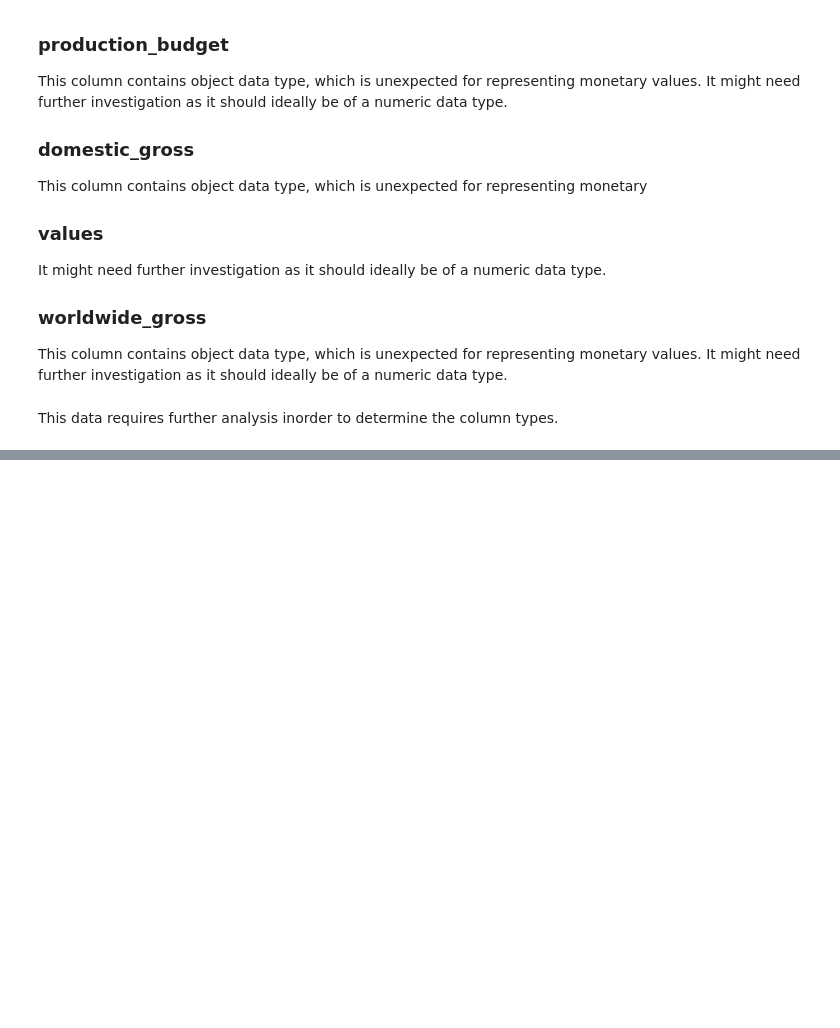
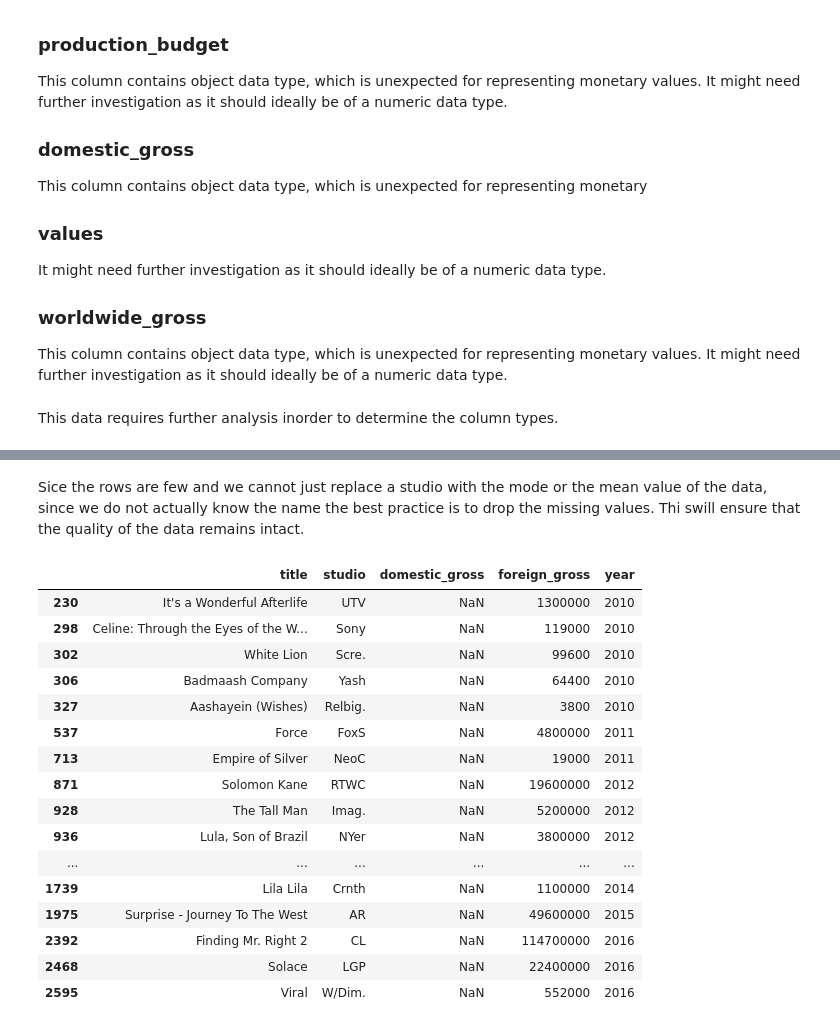
Before and after one commit to Iankip8/dsc-phase-1-project-v2-4, a Jupyter notebook: student.ipynb, the cells around one changed output, grey strips where cells are left out. Cells and saved outputs as stored; diff of their text form; code cells hidden in the pictures; blank space fills up the shorter version.

```diff
--- a/student.ipynb
+++ b/student.ipynb
@@ -385,0 +414,5 @@ This data requires further analysis inorder to determine the column types.
+# %%
+# Changing the data type of foreign_gross from str to int
+box_office_mojo_df['foreign_gross'] = box_office_mojo_df['foreign_gross'].str.replace(',', '')
+box_office_mojo_df['foreign_gross'] = pd.to_numeric(box_office_mojo_df['foreign_gross'])
+box_office_mojo_df['foreign_gross'].head()
@@ -385,0 +452,23 @@ This data requires further analysis inorder to determine the column types.
+# %% [markdown]
+Sice the rows are few and we cannot just replace a studio with the mode or the mean value of the data, since we do not actually know the name the best practice is to drop the missing values. Thi swill ensure that the quality of the data remains intact.
+# %%
+missing_domestic_rows = box_office_mojo_df[box_office_mojo_df["domestic_gross"].isna()]
+missing_domestic_rows
+# %% [output]
+|  | title | studio | domestic_gross | foreign_gross | year |
+| 230 | It's a Wonderful Afterlife | UTV | NaN | 1300000 | 2010 |
+| 298 | Celine: Through the Eyes of the W... | Sony | NaN | 119000 | 2010 |
+| 302 | White Lion | Scre. | NaN | 99600 | 2010 |
+| 306 | Badmaash Company | Yash | NaN | 64400 | 2010 |
+| 327 | Aashayein (Wishes) | Relbig. | NaN | 3800 | 2010 |
+| 537 | Force | FoxS | NaN | 4800000 | 2011 |
+| 713 | Empire of Silver | NeoC | NaN | 19000 | 2011 |
+| 871 | Solomon Kane | RTWC | NaN | 19600000 | 2012 |
+| 928 | The Tall Man | Imag. | NaN | 5200000 | 2012 |
+| 936 | Lula, Son of Brazil | NYer | NaN | 3800000 | 2012 |
+| ... | ... | ... | ... | ... | ... |
+| 1739 | Lila Lila | Crnth | NaN | 1100000 | 2014 |
+| 1975 | Surprise - Journey To The West | AR | NaN | 49600000 | 2015 |
+| 2392 | Finding Mr. Right 2 | CL | NaN | 114700000 | 2016 |
+| 2468 | Solace | LGP | NaN | 22400000 | 2016 |
+| 2595 | Viral | W/Dim. | NaN | 552000 | 2016 |
```
Also changed, not shown: parts of 25 cells of this notebook.
